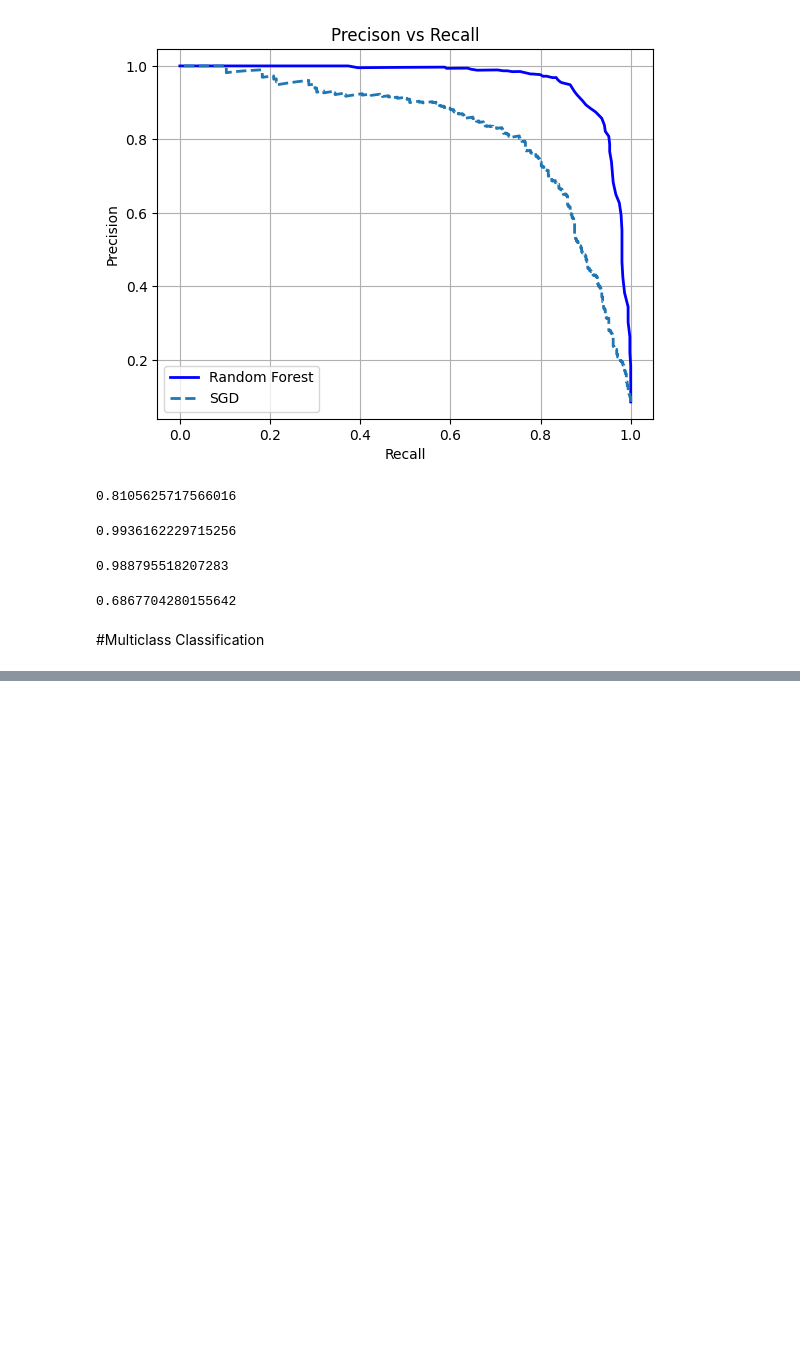
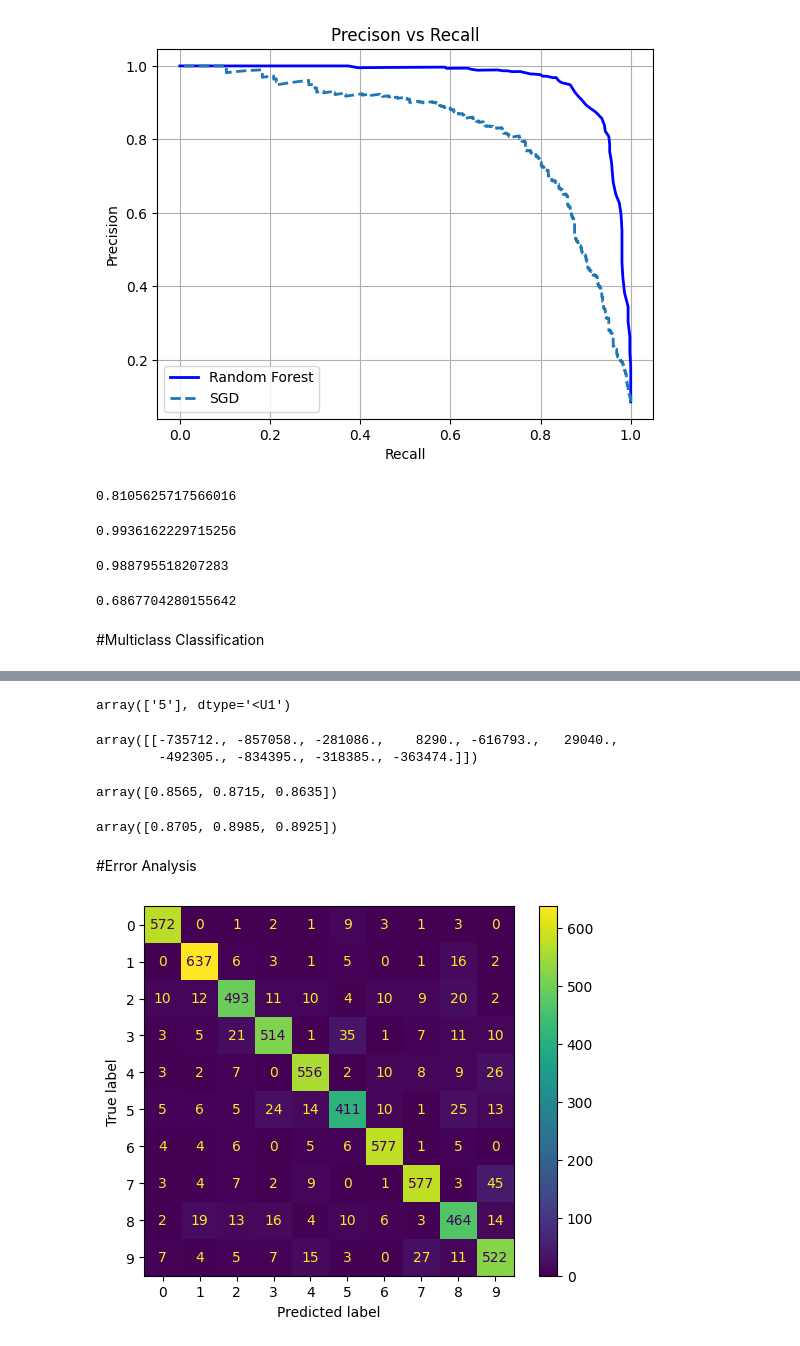
Before and after one commit to Vansh956957/HOML, a Jupyter notebook: HOML3_Classification/HOML_3_Classification.ipynb, the cells around one changed output, grey strips where cells are left out. Drawn from its saved outputs; the diff is of its cells as text; code cells hidden in the pictures; blank space fills up the shorter version.

```diff
--- a/HOML3_Classification/HOML_3_Classification.ipynb
+++ b/HOML3_Classification/HOML_3_Classification.ipynb
@@ -353,0 +403,32 @@ recall_score(y_train_5, y_train_pred_forest)
+# %%
+sgd_clf = SGDClassifier(random_state=42)
+sgd_clf.fit(X_train, y_train)
+sgd_clf.predict([some_digit])
+# %% [output]
+array(['5'], dtype='<U1')
+# %%
+sgd_clf.decision_function([some_digit]).round()
+# %% [output]
+array([[-735712., -857058., -281086.,    8290., -616793.,   29040.,
+        -492305., -834395., -318385., -363474.]])
+# %%
+cross_val_score(sgd_clf, X_train, y_train, cv=3, scoring="accuracy")
+# %% [output]
+array([0.8565, 0.8715, 0.8635])
+# %%
+from sklearn.preprocessing import StandardScaler
+scaler = StandardScaler()
+X_train_scaled = scaler.fit_transform(X_train.astype("float64"))
+cross_val_score(sgd_clf, X_train_scaled, y_train, cv=3, scoring="accuracy")
+# %% [output]
+array([0.8705, 0.8985, 0.8925])
+# %% [markdown]
+#Error Analysis
+# %%
+from sklearn.metrics import ConfusionMatrixDisplay
+
+y_train_pred = cross_val_predict(sgd_clf, X_train_scaled, y_train, cv=3)
+ConfusionMatrixDisplay.from_predictions(y_train, y_train_pred)
+plt.show()
+# %% [output]
+[figure, added]
```
Also changed, not shown: parts of 26 cells of this notebook.
